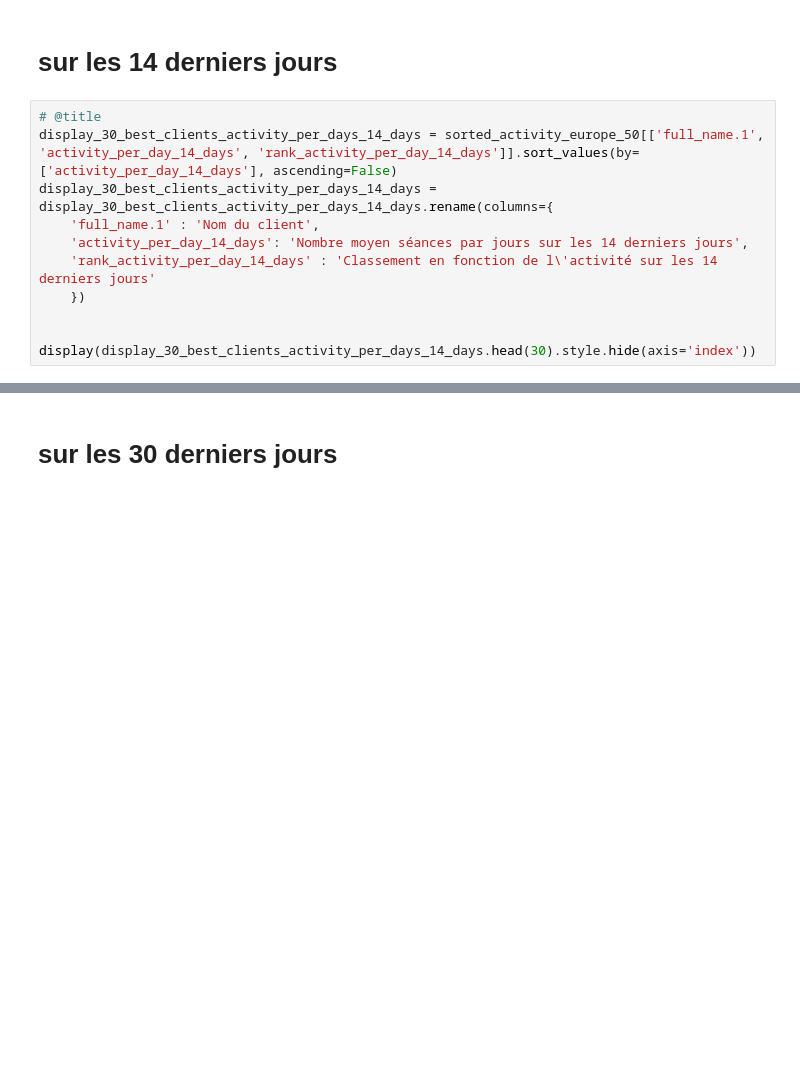
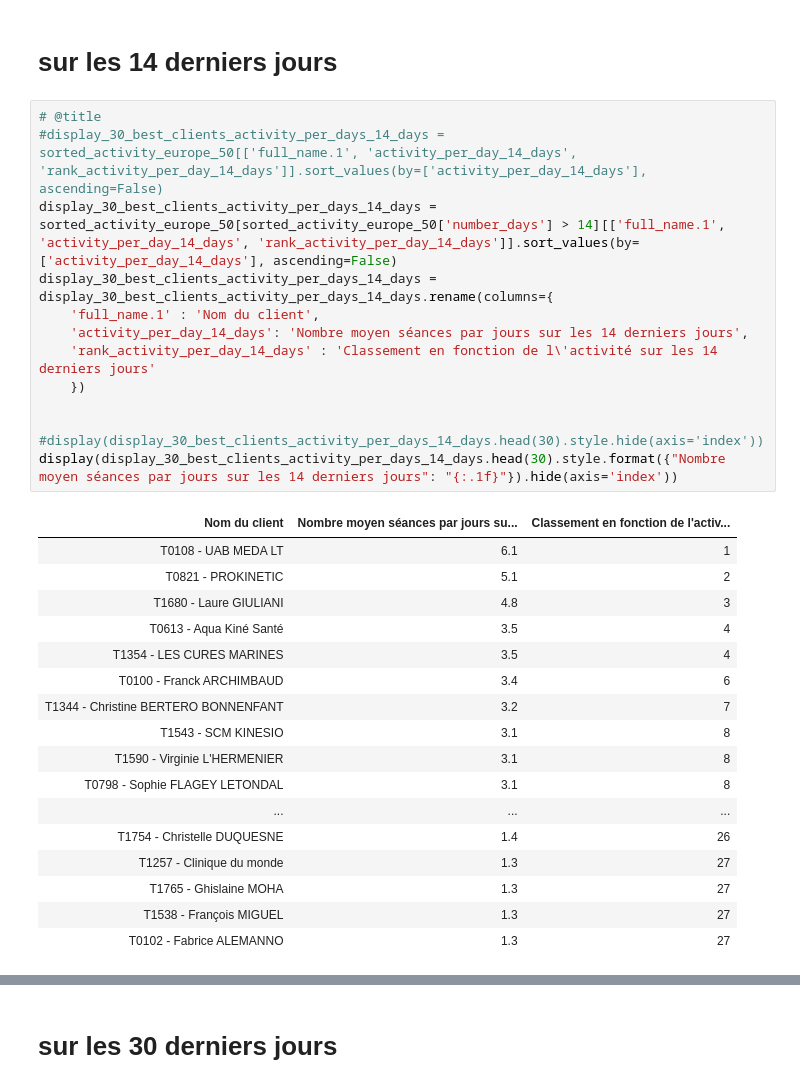
Before and after one commit to rascheiw/STENDO-activities, a Jupyter notebook: STENDO activités tous clients.ipynb, the cells around one changed output, grey strips where cells are left out. Saved outputs shown, nothing was run; the diff lists cells and outputs as text; blank space fills up the shorter version.

```diff
--- a/STENDO activités tous clients.ipynb
+++ b/STENDO activités tous clients.ipynb
@@ -321,15 +601,35 @@ _ = plt.xticks(rotation=90)
 # sur les 14 derniers jours
 # %%
 # @title
-display_30_best_clients_activity_per_days_14_days = sorted_activity_europe_50[['full_name.1', 'activity_per_day_14_days', 'rank_activity_per_day_14_days']].sort_values(by=['activity_per_day_14_days'], ascending=False)
+#display_30_best_clients_activity_per_days_14_days = sorted_activity_europe_50[['full_name.1', 'activity_per_day_14_days', 'rank_activity_per_day_14_days']].sort_values(by=['activity_per_day_14_days'], ascending=False)
+display_30_best_clients_activity_per_days_14_days = sorted_activity_europe_50[sorted_activity_europe_50['number_days'] > 14][['full_name.1', 'activity_per_day_14_days', 'rank_activity_per_day_14_days']].sort_values(by=['activity_per_day_14_days'], ascending=False)
 display_30_best_clients_activity_per_days_14_days = display_30_best_clients_activity_per_days_14_days.rename(columns={
     'full_name.1' : 'Nom du client',
     'activity_per_day_14_days': 'Nombre moyen séances par jours sur les 14 derniers jours',
     'rank_activity_per_day_14_days' : 'Classement en fonction de l\'activité sur les 14 derniers jours'
     })
 
 
-display(display_30_best_clients_activity_per_days_14_days.head(30).style.hide(axis='index'))
+#display(display_30_best_clients_activity_per_days_14_days.head(30).style.hide(axis='index'))
+display(display_30_best_clients_activity_per_days_14_days.head(30).style.format({"Nombre moyen séances par jours sur les 14 derniers jours": "{:.1f}"}).hide(axis='index'))
+# %% [output]
+| Nom du client | Nombre moyen séances par jours su... | Classement en fonction de l'activ... |
+| T0108 - UAB MEDA LT | 6.1 | 1 |
+| T0821 - PROKINETIC | 5.1 | 2 |
+| T1680 - Laure GIULIANI | 4.8 | 3 |
+| T0613 - Aqua Kiné Santé | 3.5 | 4 |
+| T1354 - LES CURES MARINES | 3.5 | 4 |
+| T0100 - Franck ARCHIMBAUD | 3.4 | 6 |
+| T1344 - Christine BERTERO BONNENFANT | 3.2 | 7 |
+| T1543 - SCM KINESIO | 3.1 | 8 |
+| T1590 - Virginie L'HERMENIER | 3.1 | 8 |
+| T0798 - Sophie FLAGEY LETONDAL | 3.1 | 8 |
+| ... | ... | ... |
+| T1754 - Christelle DUQUESNE | 1.4 | 26 |
+| T1257 - Clinique du monde | 1.3 | 27 |
+| T1765 - Ghislaine MOHA | 1.3 | 27 |
+| T1538 - François MIGUEL | 1.3 | 27 |
+| T0102 - Fabrice ALEMANNO | 1.3 | 27 |
 # %%
 # @title
 import matplotlib.pyplot as plt
```
Also changed, not shown: parts of 43 cells of this notebook.
